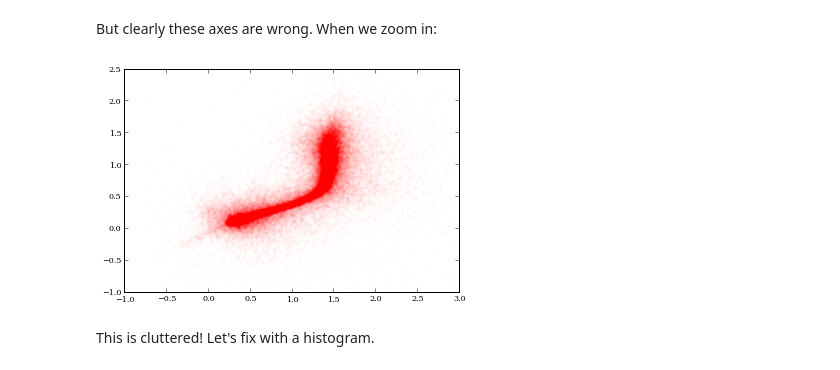
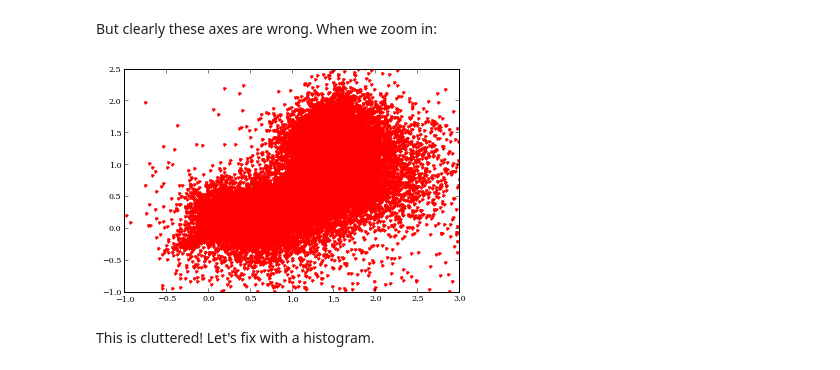
Before and after one commit to dschimin/soma, a Jupyter notebook: Week1/Plotting Data.ipynb, the cells around one changed output. Cells and saved outputs as stored; diff of their text form; code cells hidden in the pictures.

```diff
--- a/Week1/Plotting Data.ipynb
+++ b/Week1/Plotting Data.ipynb
@@ -73,14 +73,14 @@ plt.show()
 # %% [markdown]
 But clearly these axes are wrong. When we zoom in:
 # %%
-plt.plot(stars['gRaw']-stars['rRaw'],stars['rRaw']-stars['iRaw'],'r.',alpha=0.01)
+plt.plot(stars['gRaw']-stars['rRaw'],stars['rRaw']-stars['iRaw'],'r.',alpha=1)
 
 xlim(-1,3)
 ylim(-1,2.5)
 
 plt.show()
 # %% [output]
-[figure, old version]
+[figure, new version]
 # %% [markdown]
 This is cluttered! Let's fix with a histogram.
 # %%
```
Also changed, not shown: parts of 2 cells of this notebook, 5 other files.
